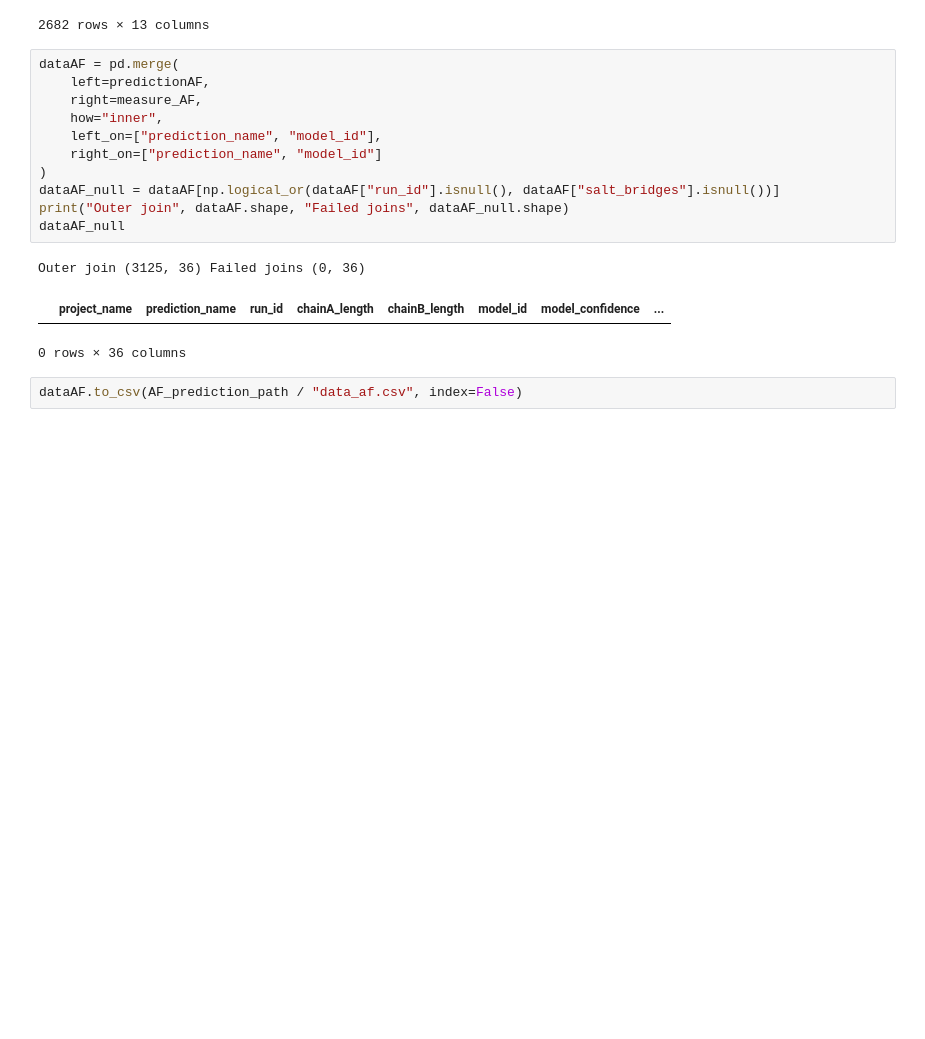
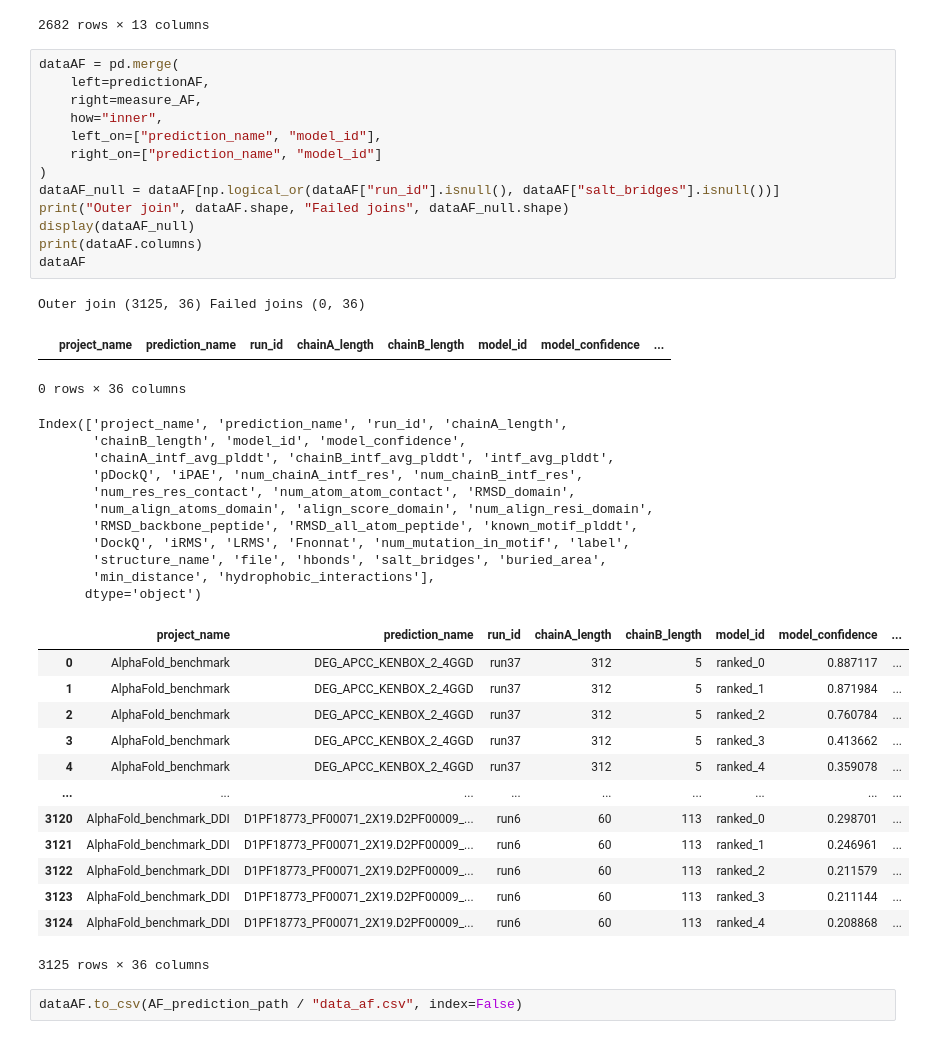
Before and after one commit to andreasmz/bachelorthesis, a Jupyter notebook: dev/2025-01-16 dataset analyzation.ipynb, the cells around one changed output. Drawn from its saved outputs; the diff is of its cells as text; blank space fills up the shorter version.

```diff
--- a/dev/2025-01-16 dataset analyzation.ipynb
+++ b/dev/2025-01-16 dataset analyzation.ipynb
@@ -188,18 +189,44 @@ measure_AF_DMI
 # %%
 dataAF = pd.merge(
     left=predictionAF,
     right=measure_AF,
     how="inner",
     left_on=["prediction_name", "model_id"],
     right_on=["prediction_name", "model_id"]
 )
 dataAF_null = dataAF[np.logical_or(dataAF["run_id"].isnull(), dataAF["salt_bridges"].isnull())]
 print("Outer join", dataAF.shape, "Failed joins", dataAF_null.shape)
-dataAF_null
+display(dataAF_null)
+print(dataAF.columns)
+dataAF
 # %% [output]
 Outer join (3125, 36) Failed joins (0, 36)
 |  | project_name | prediction_name | run_id | chainA_length | chainB_length | model_id | model_confidence | ... |
 0 rows × 36 columns
+Index(['project_name', 'prediction_name', 'run_id', 'chainA_length',
+       'chainB_length', 'model_id', 'model_confidence',
+       'chainA_intf_avg_plddt', 'chainB_intf_avg_plddt', 'intf_avg_plddt',
+       'pDockQ', 'iPAE', 'num_chainA_intf_res', 'num_chainB_intf_res',
+       'num_res_res_contact', 'num_atom_atom_contact', 'RMSD_domain',
+       'num_align_atoms_domain', 'align_score_domain', 'num_align_resi_domain',
+       'RMSD_backbone_peptide', 'RMSD_all_atom_peptide', 'known_motif_plddt',
+       'DockQ', 'iRMS', 'LRMS', 'Fnonnat', 'num_mutation_in_motif', 'label',
+       'structure_name', 'file', 'hbonds', 'salt_bridges', 'buried_area',
+       'min_distance', 'hydrophobic_interactions'],
+      dtype='object')
+|  | project_name | prediction_name | run_id | chainA_length | chainB_length | model_id | model_confidence | ... |
+| 0 | AlphaFold_benchmark | DEG_APCC_KENBOX_2_4GGD | run37 | 312 | 5 | ranked_0 | 0.887117 | ... |
+| 1 | AlphaFold_benchmark | DEG_APCC_KENBOX_2_4GGD | run37 | 312 | 5 | ranked_1 | 0.871984 | ... |
+| 2 | AlphaFold_benchmark | DEG_APCC_KENBOX_2_4GGD | run37 | 312 | 5 | ranked_2 | 0.760784 | ... |
+| 3 | AlphaFold_benchmark | DEG_APCC_KENBOX_2_4GGD | run37 | 312 | 5 | ranked_3 | 0.413662 | ... |
+| 4 | AlphaFold_benchmark | DEG_APCC_KENBOX_2_4GGD | run37 | 312 | 5 | ranked_4 | 0.359078 | ... |
+| ... | ... | ... | ... | ... | ... | ... | ... | ... |
+| 3120 | AlphaFold_benchmark_DDI | D1PF18773_PF00071_2X19.D2PF00009_... | run6 | 60 | 113 | ranked_0 | 0.298701 | ... |
+| 3121 | AlphaFold_benchmark_DDI | D1PF18773_PF00071_2X19.D2PF00009_... | run6 | 60 | 113 | ranked_1 | 0.246961 | ... |
+| 3122 | AlphaFold_benchmark_DDI | D1PF18773_PF00071_2X19.D2PF00009_... | run6 | 60 | 113 | ranked_2 | 0.211579 | ... |
+| 3123 | AlphaFold_benchmark_DDI | D1PF18773_PF00071_2X19.D2PF00009_... | run6 | 60 | 113 | ranked_3 | 0.211144 | ... |
+| 3124 | AlphaFold_benchmark_DDI | D1PF18773_PF00071_2X19.D2PF00009_... | run6 | 60 | 113 | ranked_4 | 0.208868 | ... |
+3125 rows × 36 columns
 # %%
 dataAF.to_csv(AF_prediction_path / "data_af.csv", index=False)
 # %% [markdown]
```
Also changed, not shown: parts of 9 cells of this notebook, 2 other files.
